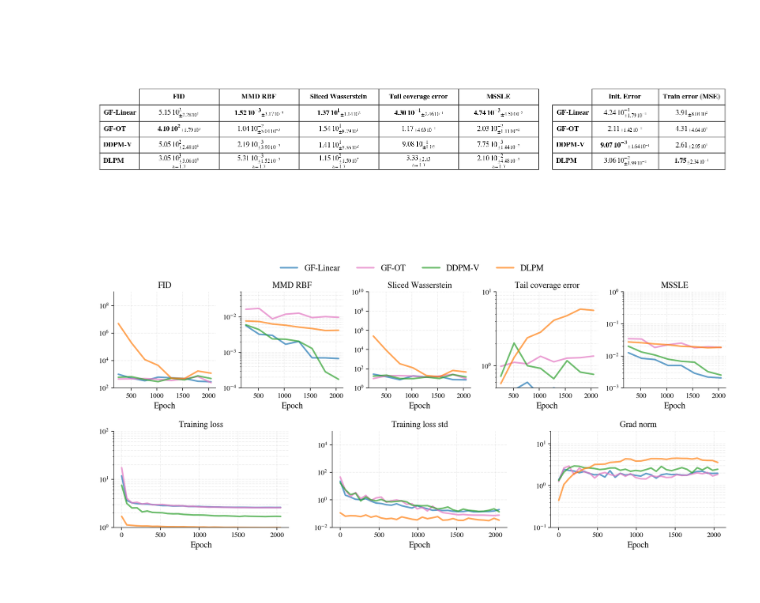
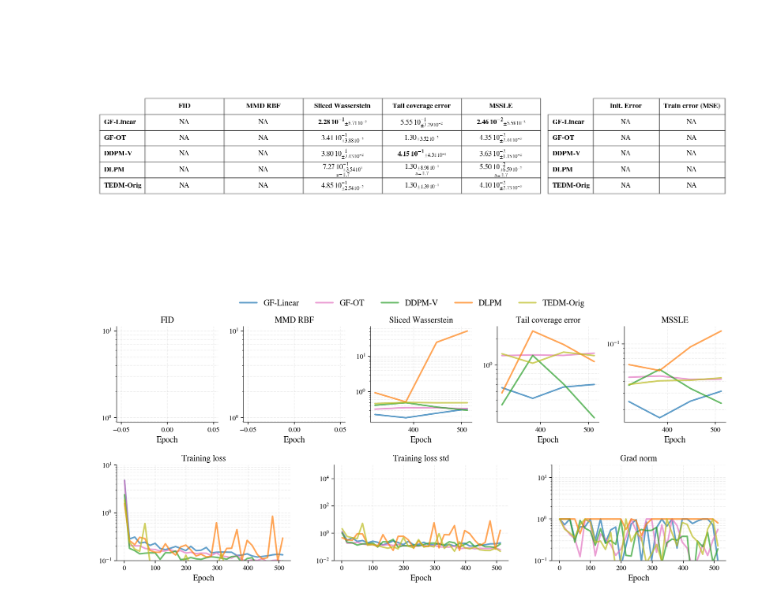
Before and after one commit to Diffusion-Research-Lab/0_neurips_2026_heavy_tail_dynamics, a Jupyter notebook: sandbox/01_main_sandbox.ipynb, the cells around one changed output. Saved outputs shown, nothing was run; the diff lists cells and outputs as text; code cells hidden in the pictures.

```diff
--- a/sandbox/01_main_sandbox.ipynb
+++ b/sandbox/01_main_sandbox.ipynb
@@ -28,7 +28,8 @@ from benchmarks.evaluate import available_checkpoint_epochs, load_generator_and_
 # %%
 plt.rcParams.update(PRETTY_RCPARAMS)
 
-BASELINE_DIR = repo_root / "benchmarks" / "data" / "244743_01_alphastable_baseline_preprocessed"
+# BASELINE_DIR = repo_root / "benchmarks" / "data" / "256566_01_alphastable_baseline_preprocessed"
+BASELINE_DIR = repo_root / "benchmarks" / "data" / "256567_02_hrrr_unet_preprocessed"
 PREFERRED_LABELS = ["GF-Linear", "GF-OT", "DDPM-V", "DLPM", "TEDM-Orig"]
 DISPLAY_MODEL_LABELS = {
     "gaussian_flow_linear": "GF-Linear",
@@ -90,7 +91,7 @@ def summarize_source_metrics(frame: pd.DataFrame, source: str, group_cols: list[
 
 
 def best_parameter_rows(summary: pd.DataFrame, metric_name: str, fixed_cols: list[str]) -> pd.DataFrame:
-    sub = summary[summary["metric_name"] == metric_name].copy()
+    sub = summary[summary["metric_name"].eq(metric_name)].dropna(subset=["median"]).copy()
     if sub.empty:
         return sub
     rows = []
@@ -174,7 +175,10 @@ for metric_name in inspect_metrics:
     if metric_df.empty:
         continue
 
-    ranking = metric_df["median"].clip(lower=1e-12) if metric_name == "init_error" else metric_df["median"]
+    ranking = metric_df["median"].dropna()
+    ranking = ranking.clip(lower=1e-12) if metric_name == "init_error" else ranking
+    if ranking.empty:
+        continue
     best_label = ranking.idxmin()
     col_name = inspect_labels[metric_name]
 
@@ -193,34 +197,34 @@ for metric_name in inspect_metrics:
         inspect_table.loc[model_label, col_name] = format_mean_std_latex(display_median, 0.0 if not np.isfinite(std) else std, bold=model_label == best_label)
 
 fig, (ax, inspect_ax) = plt.subplots(1, 2, gridspec_kw={"width_ratios": [3, 1]}, figsize=(11.0, 1.3 + 0.7 * len(baseline_table.index)))
 
 ax.axis("off")
 mpl_table = ax.table(cellText=baseline_table.values, rowLabels=list(baseline_table.index), colLabels=list(baseline_table.columns), loc="center", cellLoc="center")
 mpl_table.auto_set_font_size(False)
 mpl_table.set_fontsize(7.5)
 mpl_table.scale(1.0, 1.4)
 
 for (row, col), cell in mpl_table.get_celld().items():
     cell.set_edgecolor("0.2")
     cell.set_linewidth(0.6)
     if row == 0 or col == -1:
         cell.set_text_props(weight="bold")
 
 inspect_ax.axis("off")
 inspect_mpl_table = inspect_ax.table(cellText=inspect_table.values, rowLabels=list(inspect_table.index), colLabels=list(inspect_table.columns), loc="center", cellLoc="center")
 inspect_mpl_table.auto_set_font_size(False)
 inspect_mpl_table.set_fontsize(7.5)
 inspect_mpl_table.scale(1.0, 1.4)
 
 for (row, col), cell in inspect_mpl_table.get_celld().items():
     cell.set_edgecolor("0.2")
     cell.set_linewidth(0.6)
     if row == 0 or col == -1:
         cell.set_text_props(weight="bold")
 
 plt.show()
 # %% [output]
-[figure, old version]
+[figure, new version]
 # %%
 evolution = summarize_source_metrics(baseline_scalars, "test_metrics", ["checkpoint_epoch", "model_label"])
 models = ordered_labels(evolution["model_label"].dropna().unique())
@@ -241,7 +245,7 @@ train_metric_labels = {
     "grad_norm_epoch": "Grad norm",
 }
 train_metric_ylims = {
-    "training_loss": (1e0, 1e2),
+    "training_loss": (1e-1, 1e1),
     "training_loss_std": (1e-2, 1e5),
     "grad_norm_epoch": (1e-1, 2e1),
 }
@@ -261,7 +265,7 @@ for ax, metric_name in zip(metric_axes, PERF_METRICS):
             continue
         ax.plot(curve["checkpoint_epoch"], curve["median"], linewidth=2.2, label=model_label, alpha=0.7, color=MODEL_COLORS.get(model_label, "tab:gray"))
     ax.set_yscale("log")
-    ax.set_ylim(*metric_ylims[metric_name])
+    # ax.set_ylim(*metric_ylims[metric_name])
     ax.set_title(METRIC_LABELS[metric_name])
     ax.set_xlabel("Epoch")
     ax.grid(alpha=0.2, which="both")
@@ -304,7 +308,7 @@ if handles:
 fig.tight_layout(rect=(0, 0, 1, 0.92))
 plt.show()
 # %% [output]
-[figure, old version]
+[figure, new version]
 # %%
 raw_baseline_dir = BASELINE_DIR.with_name(BASELINE_DIR.name.removesuffix("_preprocessed"))
 run_dirs = sorted(path for path in raw_baseline_dir.iterdir() if path.is_dir())
```
Also changed, not shown: parts of 3 cells of this notebook.
